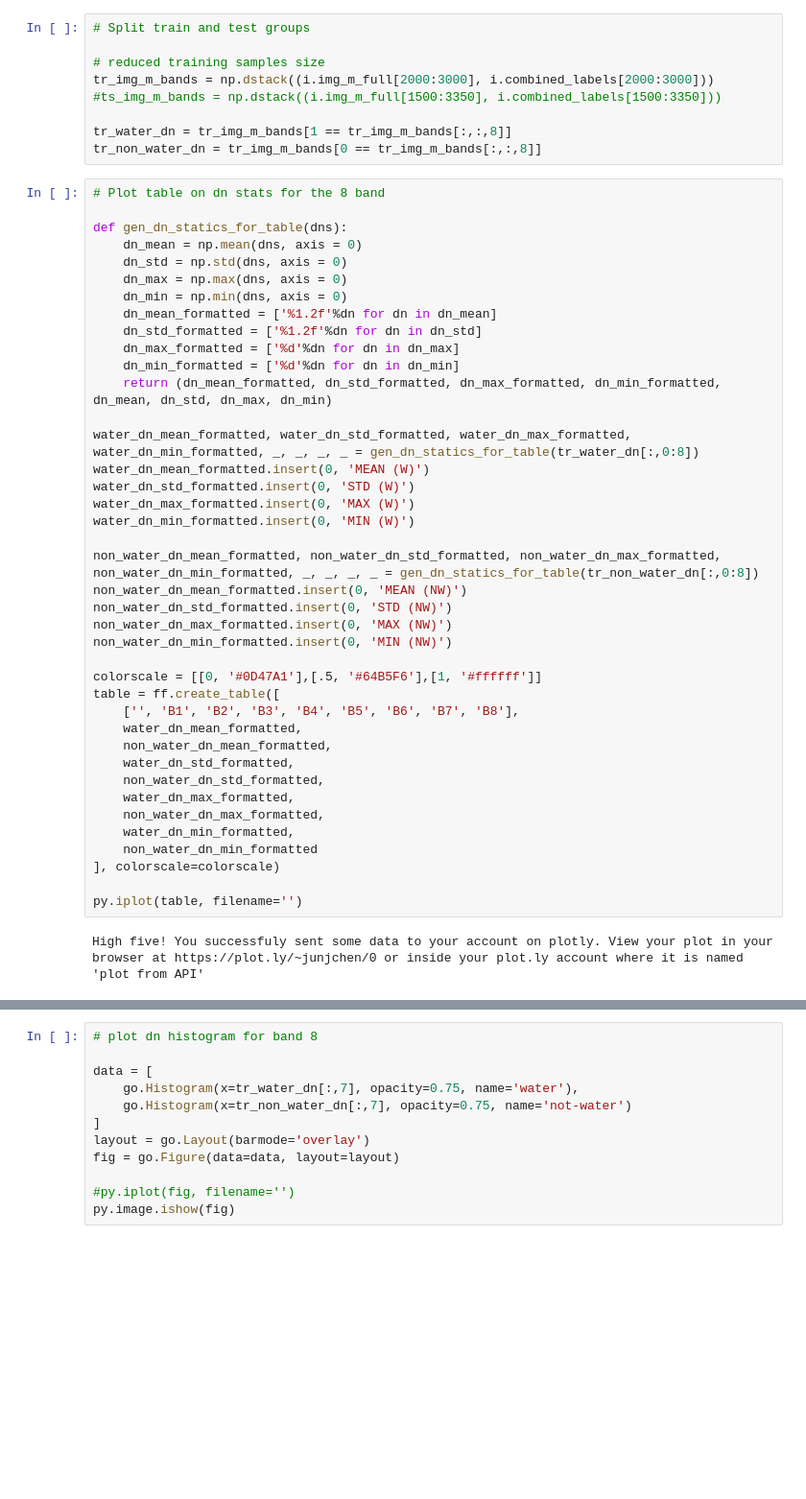
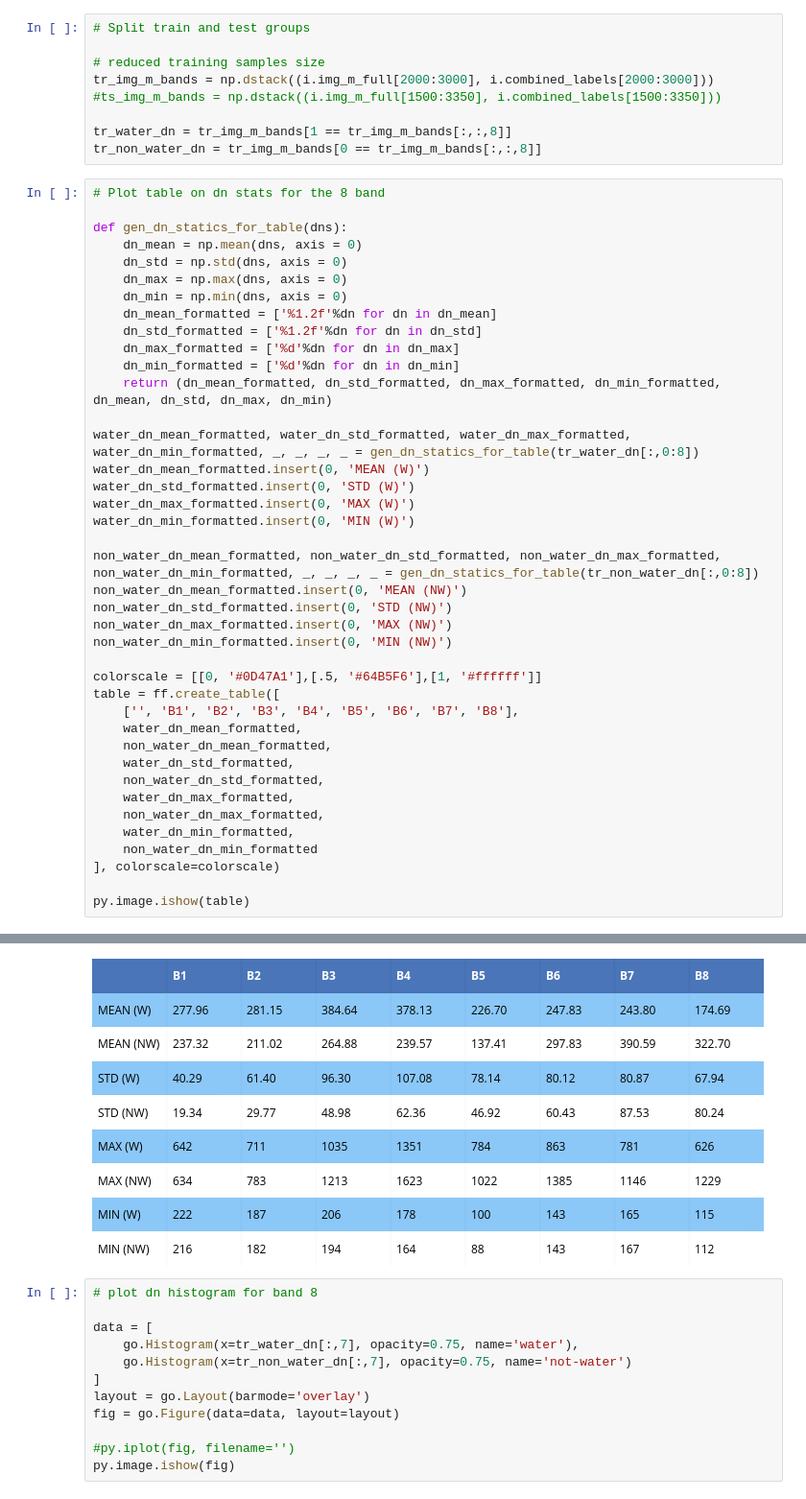
Before and after one commit to junjchen/jarvis, a Jupyter notebook: water_body_extraction/script.ipynb, the cells around one changed output, grey strips where cells are left out. Shown: that part at 96% size. Saved outputs shown, nothing was run; the diff lists cells and outputs as text; blank space fills up the shorter version.

```diff
--- a/water_body_extraction/script.ipynb
+++ b/water_body_extraction/script.ipynb
@@ -131,6 +131,5 @@ table = ff.create_table([
     non_water_dn_min_formatted
 ], colorscale=colorscale)
 
-py.iplot(table, filename='')
+py.image.ishow(table)
 # %% [output]
-High five! You successfuly sent some data to your account on plotly. View your plot in your browser at https://plot.ly/~junjchen/0 or inside your plot.ly account where it is named 'plot from API'
@@ -138,3 +136,4 @@ High five! You successfuly sent some data to your account on plotly. View your p
+[figure, added]
 # %%
 # plot dn histogram for band 8
 
```
Also changed, not shown: parts of 1 cell of this notebook.
